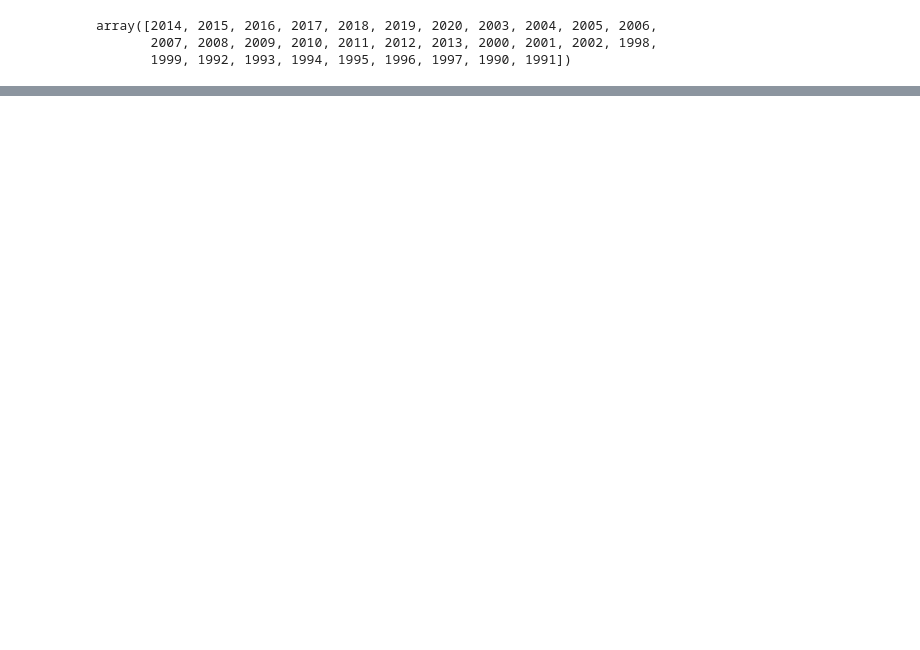
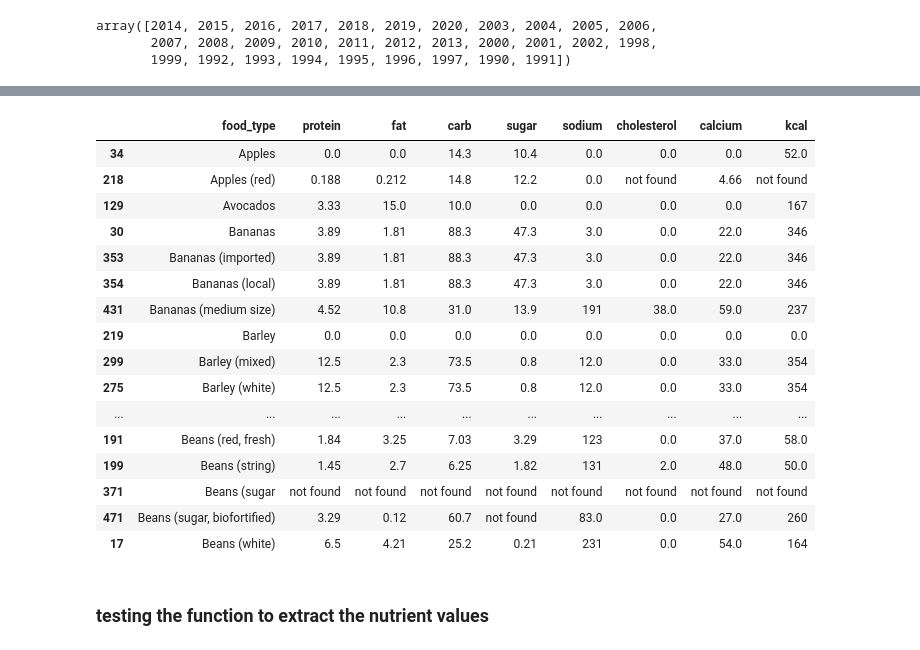
Before and after one commit to AllanRPetersen/Predicting-Food-Prices, a Jupyter notebook: notebooks/adrian_food_global_pricing.ipynb, the cells around one changed output, grey strips where cells are left out. Drawn from its saved outputs; the diff is of its cells as text; code cells hidden in the pictures; blank space fills up the shorter version.

```diff
--- a/notebooks/adrian_food_global_pricing.ipynb
+++ b/notebooks/adrian_food_global_pricing.ipynb
@@ -166,0 +209,11 @@ import requests
+# %%
+
+API_KEY = 'zYKJIFsOxODivrK9dGg8Y2UUWxkr2j2HMNYXLLwf'
+
+# product='fish'
+
+# params = {
+#     'api_key': API_KEY,
+#     'query': product,
+#     'pageSize': 5
+# }
@@ -166,0 +309,22 @@ import requests
+# %%
+food_types = pd.DataFrame(price_df['type'].unique(), columns=['food_type'])
+# %%
+food_types['protein'] = None
+food_types['fat'] = None
+food_types['carb'] = None
+food_types['sugar'] = None
+food_types['sodium'] = None
+food_types['cholesterol'] = None
+food_types['calcium'] = None
+food_types['kcal'] = None
+# %%
+for index, row in food_types.iterrows():
+    food_nutrients = nutrients_redux(row['food_type'])
+    food_types.loc[index, 'protein'] = food_nutrients['protein']
+    food_types.loc[index, 'fat'] = food_nutrients['fat']
+    food_types.loc[index, 'carb'] = food_nutrients['carb']
+    food_types.loc[index, 'sugar'] = food_nutrients['sugar']
+    food_types.loc[index, 'cholesterol'] = food_nutrients['cholesterol']
+    food_types.loc[index, 'sodium'] = food_nutrients['sodium']
+    food_types.loc[index, 'calcium'] = food_nutrients['calcium']
+    food_types.loc[index, 'kcal'] = food_nutrients['kcal']
@@ -166,0 +348,20 @@ import requests
+# %%
+food_types.sort_values(by='food_type').head(40)
+# %% [output]
+|  | food_type | protein | fat | carb | sugar | sodium | cholesterol | calcium | kcal |
+| 34 | Apples | 0.0 | 0.0 | 14.3 | 10.4 | 0.0 | 0.0 | 0.0 | 52.0 |
+| 218 | Apples (red) | 0.188 | 0.212 | 14.8 | 12.2 | 0.0 | not found | 4.66 | not found |
+| 129 | Avocados | 3.33 | 15.0 | 10.0 | 0.0 | 0.0 | 0.0 | 0.0 | 167 |
+| 30 | Bananas | 3.89 | 1.81 | 88.3 | 47.3 | 3.0 | 0.0 | 22.0 | 346 |
+| 353 | Bananas (imported) | 3.89 | 1.81 | 88.3 | 47.3 | 3.0 | 0.0 | 22.0 | 346 |
+| 354 | Bananas (local) | 3.89 | 1.81 | 88.3 | 47.3 | 3.0 | 0.0 | 22.0 | 346 |
+| 431 | Bananas (medium size) | 4.52 | 10.8 | 31.0 | 13.9 | 191 | 38.0 | 59.0 | 237 |
+| 219 | Barley | 0.0 | 0.0 | 0.0 | 0.0 | 0.0 | 0.0 | 0.0 | 0.0 |
+| 299 | Barley (mixed) | 12.5 | 2.3 | 73.5 | 0.8 | 12.0 | 0.0 | 33.0 | 354 |
+| 275 | Barley (white) | 12.5 | 2.3 | 73.5 | 0.8 | 12.0 | 0.0 | 33.0 | 354 |
+| ... | ... | ... | ... | ... | ... | ... | ... | ... | ... |
+| 191 | Beans (red, fresh) | 1.84 | 3.25 | 7.03 | 3.29 | 123 | 0.0 | 37.0 | 58.0 |
+| 199 | Beans (string) | 1.45 | 2.7 | 6.25 | 1.82 | 131 | 2.0 | 48.0 | 50.0 |
+| 371 | Beans (sugar | not found | not found | not found | not found | not found | not found | not found | not found |
+| 471 | Beans (sugar, biofortified) | 3.29 | 0.12 | 60.7 | not found | 83.0 | 0.0 | 27.0 | 260 |
+| 17 | Beans (white) | 6.5 | 4.21 | 25.2 | 0.21 | 231 | 0.0 | 54.0 | 164 |
@@ -166,0 +370,2 @@ import requests
+# %% [markdown]
+### testing the function to extract the nutrient values
```
Also changed, not shown: parts of 29 cells of this notebook.
